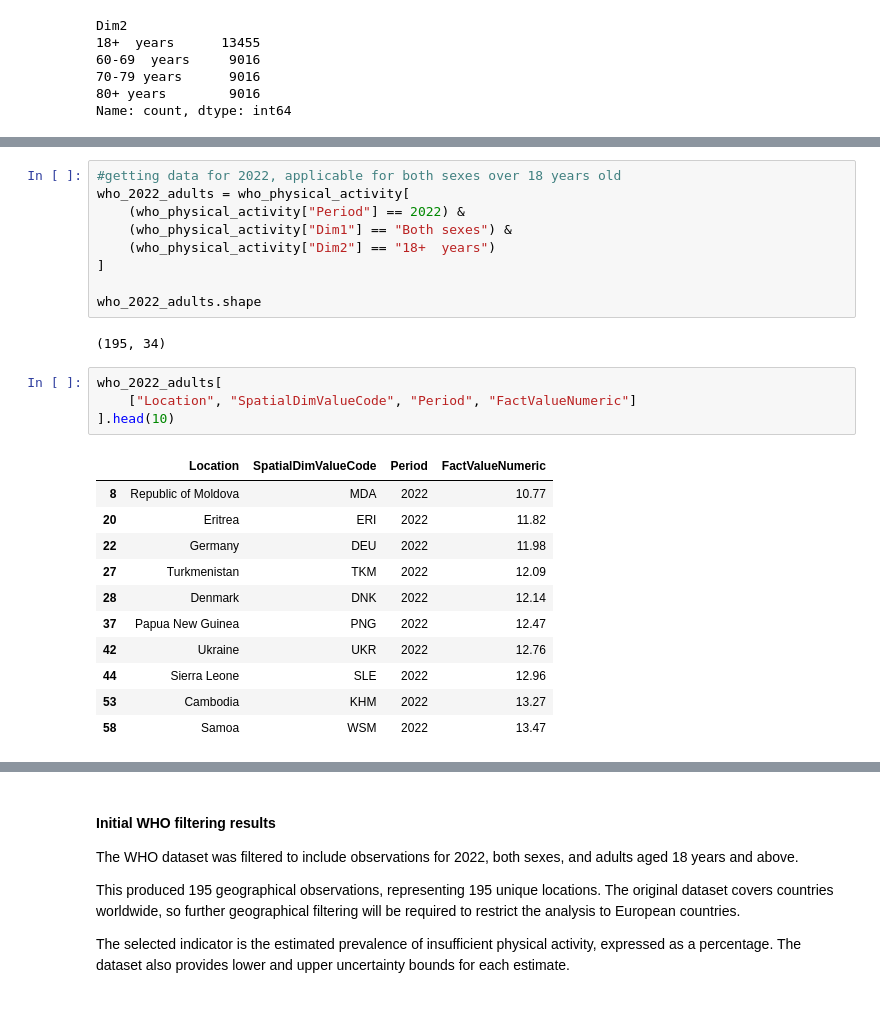
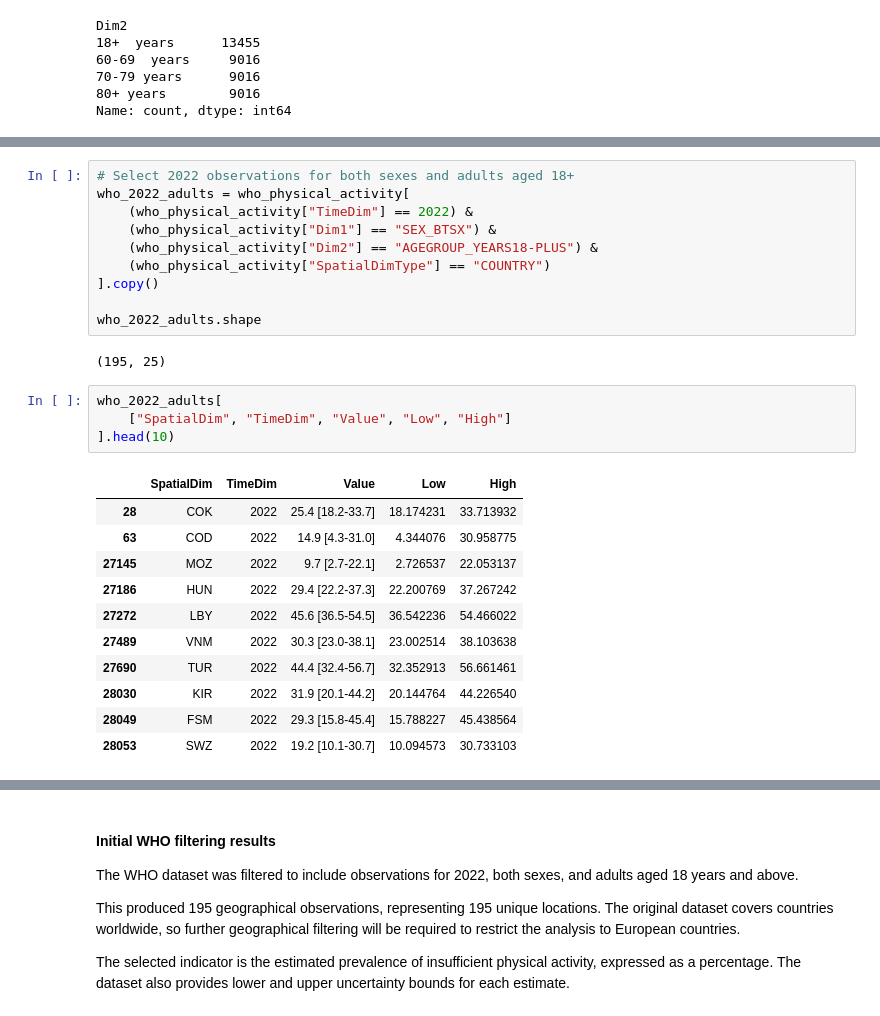
Before and after one commit to Edgybug/european-physical-activity-and-public-health, a Jupyter notebook: notebooks/01_data_exploration.ipynb, the cells around one changed output, grey strips where cells are left out. Drawn from its saved outputs; the diff is of its cells as text.

Commit message:
Fixing notebook to work with the updated dataset, adding data dictionary for the WHO dataset

```diff
--- a/notebooks/01_data_exploration.ipynb
+++ b/notebooks/01_data_exploration.ipynb
@@ -238,29 +271,30 @@ We will initially focus on the year 2022 to align the physical inactivity indica
 # %%
-#getting data for 2022, applicable for both sexes over 18 years old
+# Select 2022 observations for both sexes and adults aged 18+
 who_2022_adults = who_physical_activity[
-    (who_physical_activity["Period"] == 2022) &
-    (who_physical_activity["Dim1"] == "Both sexes") &
-    (who_physical_activity["Dim2"] == "18+  years")
-]
+    (who_physical_activity["TimeDim"] == 2022) &
+    (who_physical_activity["Dim1"] == "SEX_BTSX") &
+    (who_physical_activity["Dim2"] == "AGEGROUP_YEARS18-PLUS") &
+    (who_physical_activity["SpatialDimType"] == "COUNTRY")
+].copy()
 
 who_2022_adults.shape
 # %% [output]
-(195, 34)
+(195, 25)
 # %%
 who_2022_adults[
-    ["Location", "SpatialDimValueCode", "Period", "FactValueNumeric"]
+    ["SpatialDim", "TimeDim", "Value", "Low", "High"]
 ].head(10)
 # %% [output]
-|  | Location | SpatialDimValueCode | Period | FactValueNumeric |
-| 8 | Republic of Moldova | MDA | 2022 | 10.77 |
-| 20 | Eritrea | ERI | 2022 | 11.82 |
-| 22 | Germany | DEU | 2022 | 11.98 |
-| 27 | Turkmenistan | TKM | 2022 | 12.09 |
-| 28 | Denmark | DNK | 2022 | 12.14 |
-| 37 | Papua New Guinea | PNG | 2022 | 12.47 |
-| 42 | Ukraine | UKR | 2022 | 12.76 |
-| 44 | Sierra Leone | SLE | 2022 | 12.96 |
-| 53 | Cambodia | KHM | 2022 | 13.27 |
-| 58 | Samoa | WSM | 2022 | 13.47 |
+|  | SpatialDim | TimeDim | Value | Low | High |
+| 28 | COK | 2022 | 25.4 [18.2-33.7] | 18.174231 | 33.713932 |
+| 63 | COD | 2022 | 14.9 [4.3-31.0] | 4.344076 | 30.958775 |
+| 27145 | MOZ | 2022 | 9.7 [2.7-22.1] | 2.726537 | 22.053137 |
+| 27186 | HUN | 2022 | 29.4 [22.2-37.3] | 22.200769 | 37.267242 |
+| 27272 | LBY | 2022 | 45.6 [36.5-54.5] | 36.542236 | 54.466022 |
+| 27489 | VNM | 2022 | 30.3 [23.0-38.1] | 23.002514 | 38.103638 |
+| 27690 | TUR | 2022 | 44.4 [32.4-56.7] | 32.352913 | 56.661461 |
+| 28030 | KIR | 2022 | 31.9 [20.1-44.2] | 20.144764 | 44.226540 |
+| 28049 | FSM | 2022 | 29.3 [15.8-45.4] | 15.788227 | 45.438564 |
+| 28053 | SWZ | 2022 | 19.2 [10.1-30.7] | 10.094573 | 30.733103 |
 # %%
 #check number of unique geographic locations
```
Also changed, not shown: parts of 16 cells of this notebook.
